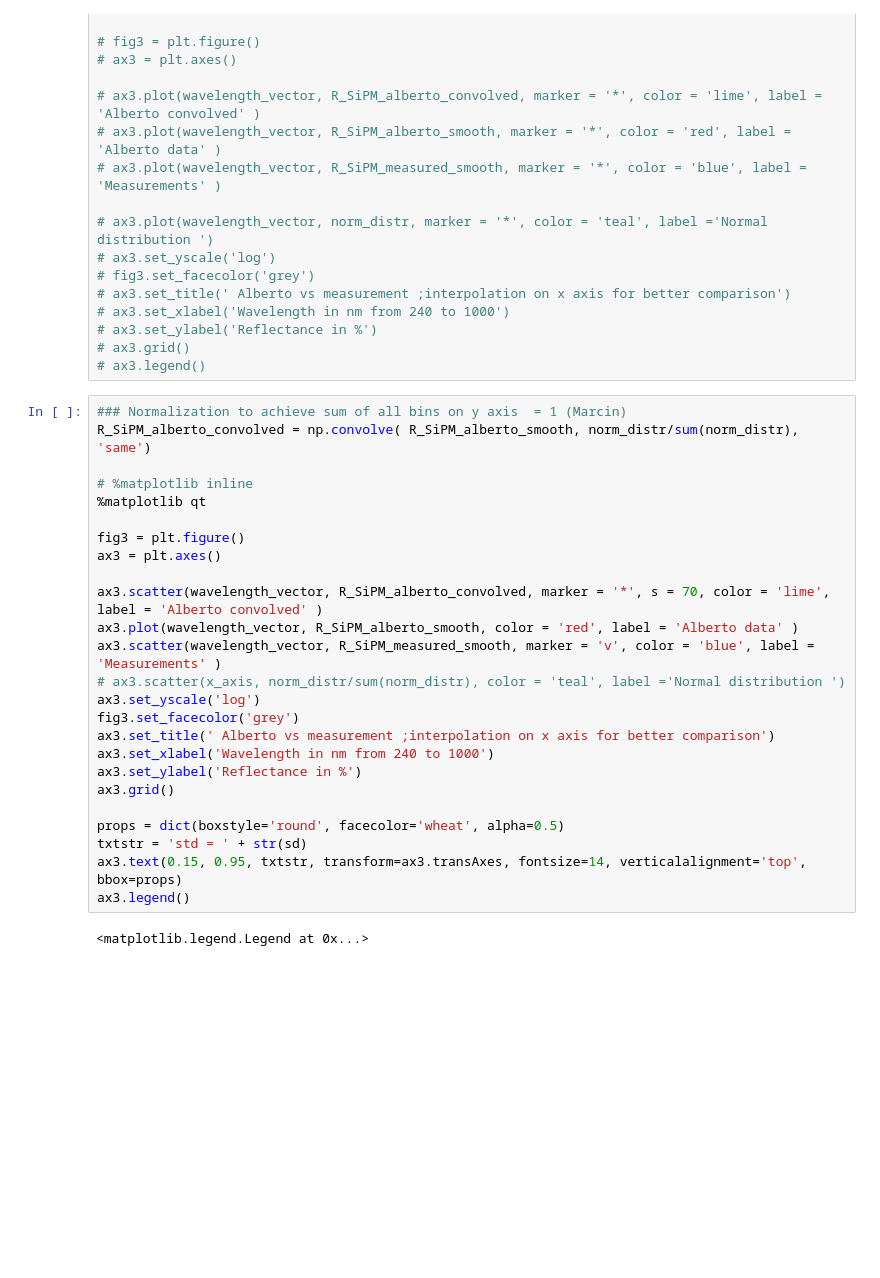
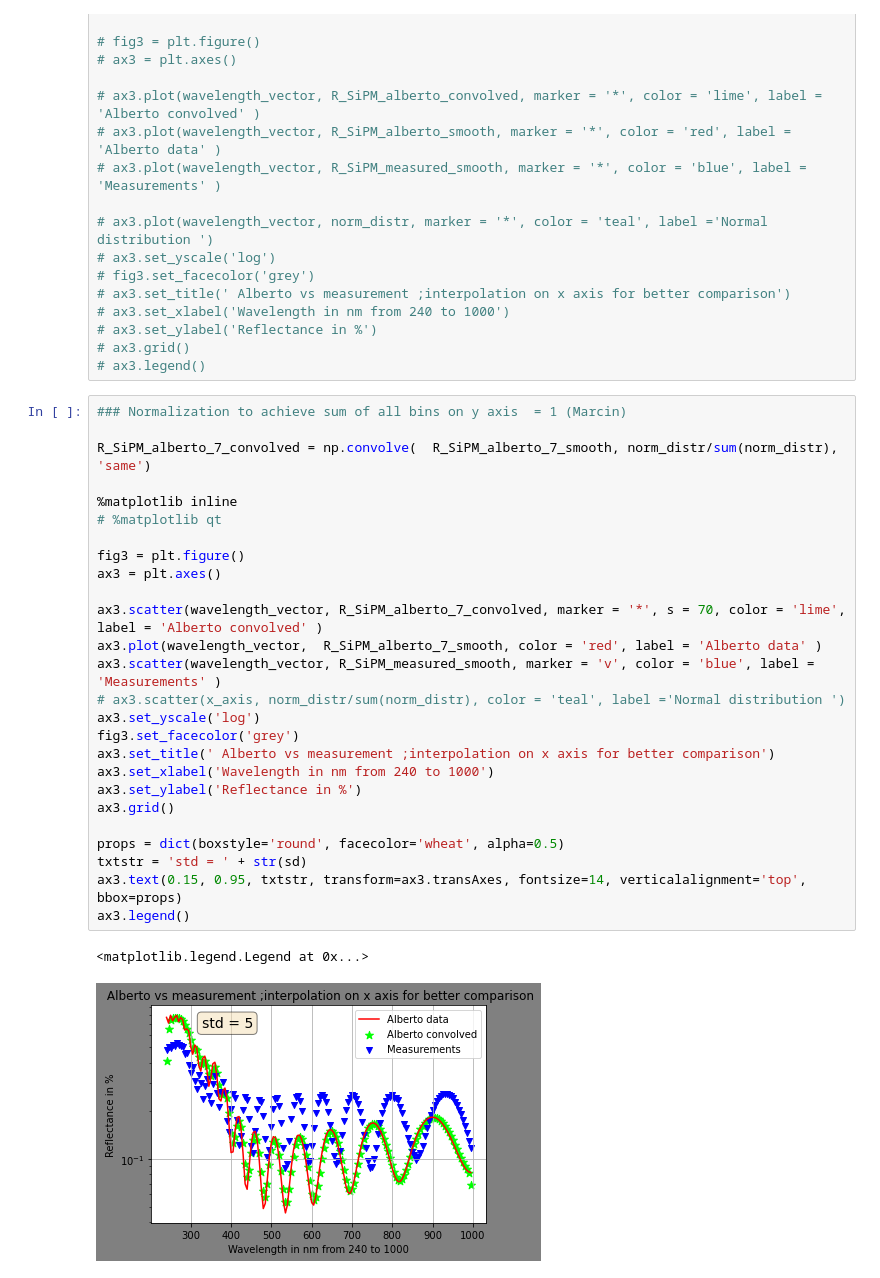
Before and after one commit to sarthchoudhary/AMELY, a Jupyter notebook: reflectance_comparison.ipynb, the cells around one changed output. Cells and saved outputs as stored; diff of their text form; blank space fills up the shorter version.

```diff
--- a/reflectance_comparison.ipynb
+++ b/reflectance_comparison.ipynb
@@ -173,31 +201,33 @@ mean: 617
 # ax3.legend()
 # %%
 ### Normalization to achieve sum of all bins on y axis  = 1 (Marcin)
-R_SiPM_alberto_convolved = np.convolve( R_SiPM_alberto_smooth, norm_distr/sum(norm_distr), 'same')
 
-# %matplotlib inline
-%matplotlib qt
+R_SiPM_alberto_7_convolved = np.convolve(  R_SiPM_alberto_7_smooth, norm_distr/sum(norm_distr), 'same')
+
+%matplotlib inline
+# %matplotlib qt
 
 fig3 = plt.figure()
 ax3 = plt.axes()
 
-ax3.scatter(wavelength_vector, R_SiPM_alberto_convolved, marker = '*', s = 70, color = 'lime', label = 'Alberto convolved' )
-ax3.plot(wavelength_vector, R_SiPM_alberto_smooth, color = 'red', label = 'Alberto data' )
+ax3.scatter(wavelength_vector, R_SiPM_alberto_7_convolved, marker = '*', s = 70, color = 'lime', label = 'Alberto convolved' )
+ax3.plot(wavelength_vector,  R_SiPM_alberto_7_smooth, color = 'red', label = 'Alberto data' )
 ax3.scatter(wavelength_vector, R_SiPM_measured_smooth, marker = 'v', color = 'blue', label = 'Measurements' )
 # ax3.scatter(x_axis, norm_distr/sum(norm_distr), color = 'teal', label ='Normal distribution ')
 ax3.set_yscale('log')
 fig3.set_facecolor('grey')
 ax3.set_title(' Alberto vs measurement ;interpolation on x axis for better comparison')
 ax3.set_xlabel('Wavelength in nm from 240 to 1000')
 ax3.set_ylabel('Reflectance in %')
 ax3.grid()
 
 props = dict(boxstyle='round', facecolor='wheat', alpha=0.5)
 txtstr = 'std = ' + str(sd)
 ax3.text(0.15, 0.95, txtstr, transform=ax3.transAxes, fontsize=14, verticalalignment='top', bbox=props)
 ax3.legend()
 # %% [output]
 <matplotlib.legend.Legend at 0x...>
+[figure, added]
 # %%
 ### over plotting reflectances for 5 and 10 degrees.
 
```
Also changed, not shown: parts of 16 cells of this notebook, 1 other file.
